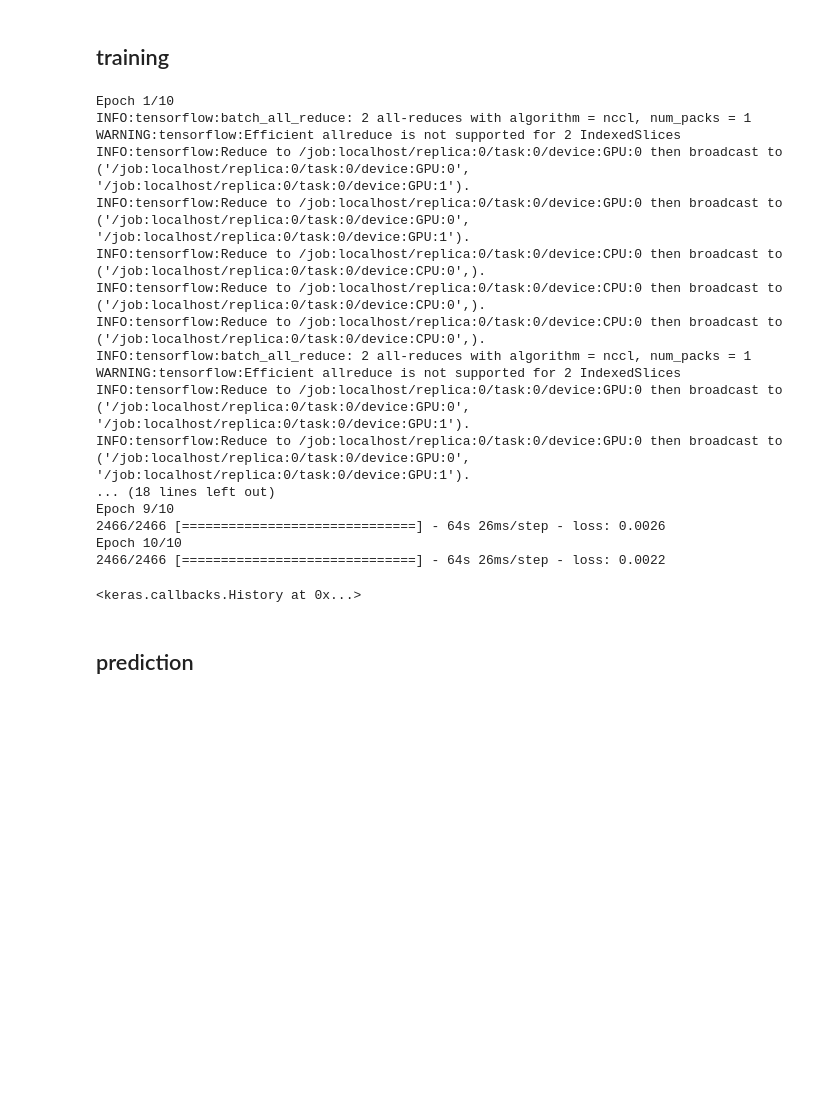
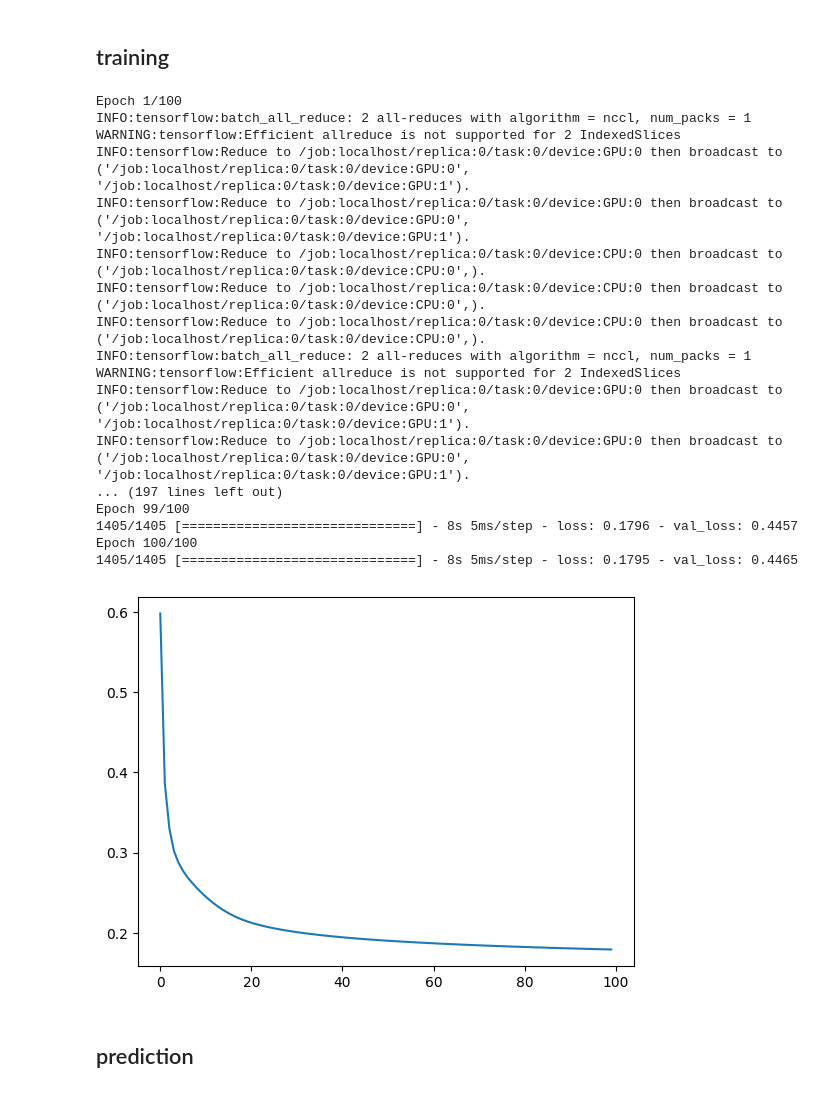
Before and after one commit to twndus/recsys, a Jupyter notebook: models/ncf-movielens.ipynb, the cells around one changed output. Cells and saved outputs as stored; diff of their text form; code cells hidden in the pictures; blank space fills up the shorter version.

```diff
--- a/models/ncf-movielens.ipynb
+++ b/models/ncf-movielens.ipynb
@@ -160,3 +133,3 @@ for b in tqdm(board_pins):
 # %%
-train, test = np.array(train), np.array(test)
-train.shape, test.shape
+train = np.array(train)
+test = np.array(test)
@@ -170,4 +142,0 @@ np.random.shuffle(test)
-# %%
-all_users = {tp[0] for tp in np.concatenate([train,test], axis=0)}
-all_items = {tp[1] for tp in np.concatenate([train,test], axis=0)}
-len(all_users), len(all_items)
@@ -252,10 +218,14 @@ INFO:tensorflow:Reduce to /job:localhost/replica:0/task:0/device:CPU:0 then broa
 INFO:tensorflow:Reduce to /job:localhost/replica:0/task:0/device:CPU:0 then broadcast to ('/job:localhost/replica:0/task:0/device:CPU:0',).
 # %% [markdown]
 ## training
+# %%
+batch_size = 1024 #128, 256, 512
+learning_rate = 0.005 #0.0001, 0.0005, 0.005
 # %%
-gmf_model.fit([train[:, 0], train[:, 1]], train[:, 2], epochs=10, batch_size=2048)
+gmf_history = gmf_model.fit([train[:, 0], train[:, 1]], train[:, 2], epochs=100,
+                            batch_size=batch_size, validation_split=0.1)
 # %% [output]
-Epoch 1/10
+Epoch 1/100
 INFO:tensorflow:batch_all_reduce: 2 all-reduces with algorithm = nccl, num_packs = 1
 WARNING:tensorflow:Efficient allreduce is not supported for 2 IndexedSlices
 INFO:tensorflow:Reduce to /job:localhost/replica:0/task:0/device:GPU:0 then broadcast to ('/job:localhost/replica:0/task:0/device:GPU:0', '/job:localhost/replica:0/task:0/device:GPU:1').
@@ -267,12 +237,18 @@ INFO:tensorflow:batch_all_reduce: 2 all-reduces with algorithm = nccl, num_packs
 WARNING:tensorflow:Efficient allreduce is not supported for 2 IndexedSlices
 INFO:tensorflow:Reduce to /job:localhost/replica:0/task:0/device:GPU:0 then broadcast to ('/job:localhost/replica:0/task:0/device:GPU:0', '/job:localhost/replica:0/task:0/device:GPU:1').
 INFO:tensorflow:Reduce to /job:localhost/replica:0/task:0/device:GPU:0 then broadcast to ('/job:localhost/replica:0/task:0/device:GPU:0', '/job:localhost/replica:0/task:0/device:GPU:1').
-... (18 lines left out)
-Epoch 9/10
-2466/2466 [==============================] - 64s 26ms/step - loss: 0.0026
-Epoch 10/10
-2466/2466 [==============================] - 64s 26ms/step - loss: 0.0022
+... (197 lines left out)
+Epoch 99/100
+1405/1405 [==============================] - 8s 5ms/step - loss: 0.1796 - val_loss: 0.4457
+Epoch 100/100
+1405/1405 [==============================] - 8s 5ms/step - loss: 0.1795 - val_loss: 0.4465
-<keras.callbacks.History at 0x...>
+# %%
+import matplotlib.pyplot as plt
+
+plt.plot(gmf_history.history['loss'])
+plt.show()
+# %% [output]
+[figure, added]
 # %% [markdown]
 ## prediction
 # %%
```
Also changed, not shown: parts of 52 cells of this notebook, 2 other files.
